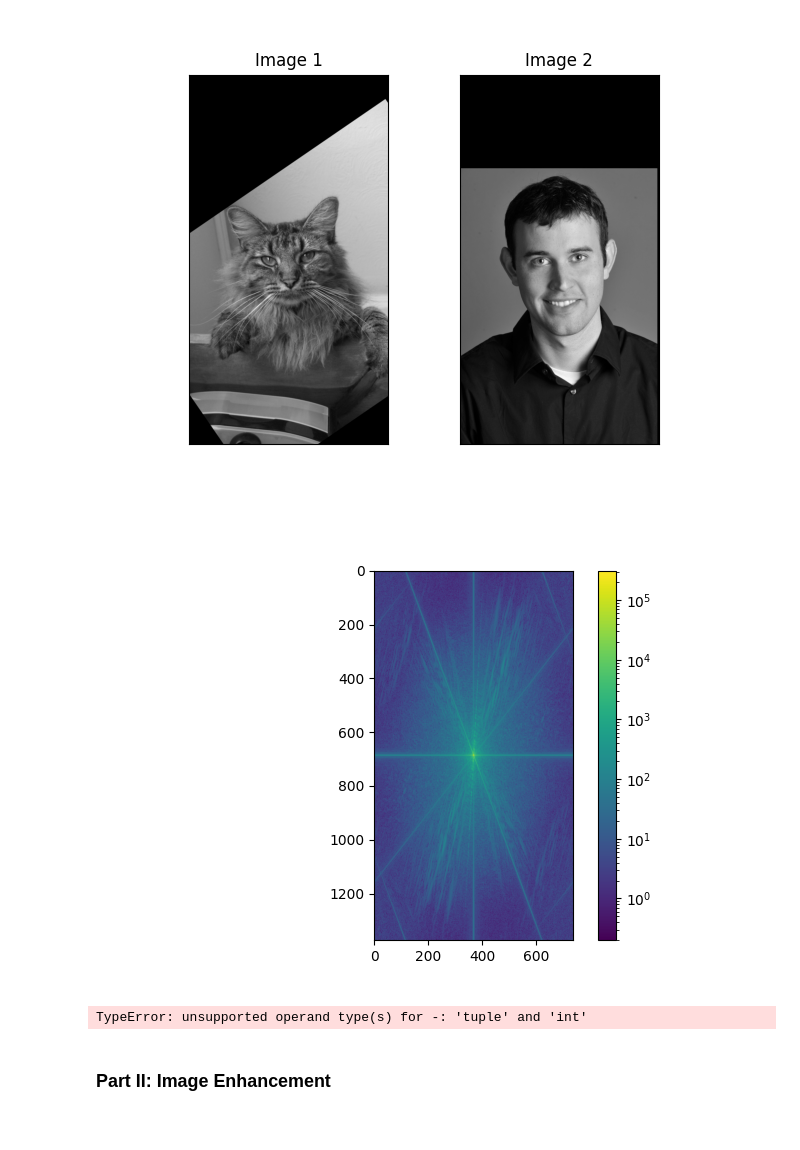
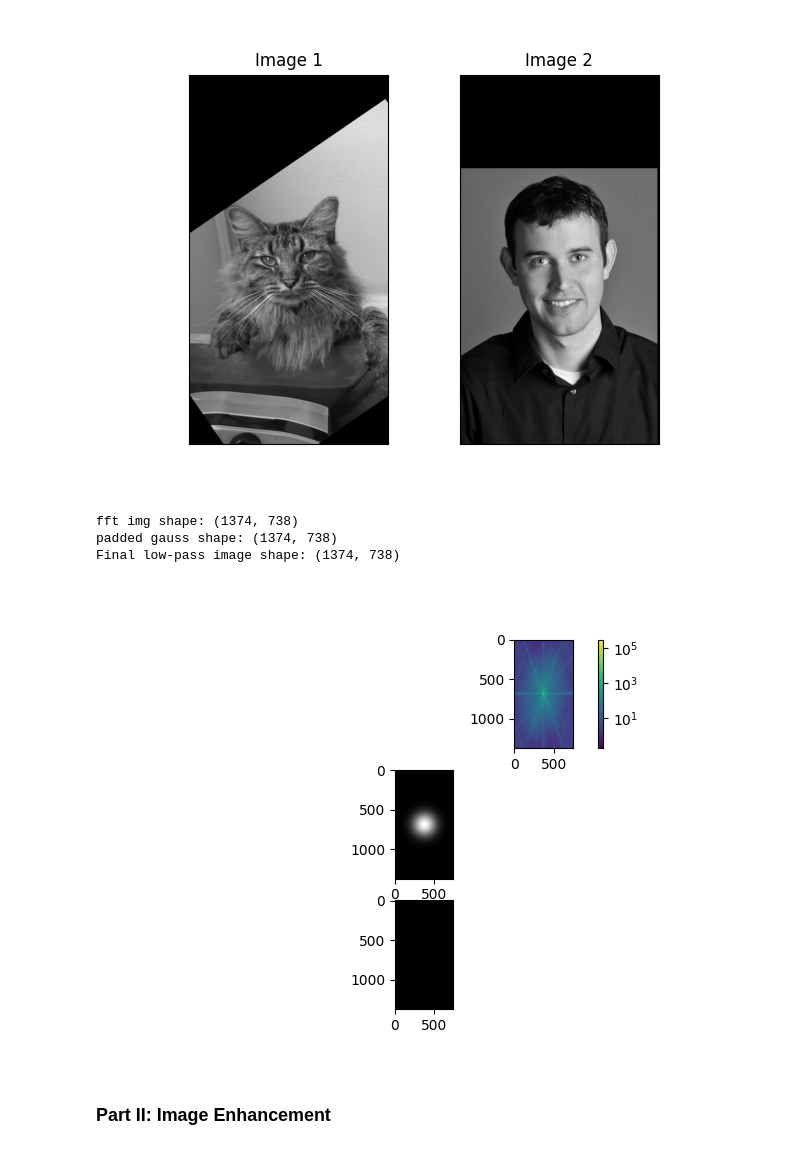
Before and after one commit to etlcook/cs445-project1, a Jupyter notebook: project1.ipynb, the cells around one changed output. Cells and saved outputs as stored; diff of their text form; code cells hidden in the pictures.

Commit message:
Close to low-pass filter working

```diff
--- a/project1.ipynb
+++ b/project1.ipynb
@@ -68,22 +69,49 @@ def hybridImage(im1, im2, sigma_low, sigma_high):
         and the other with a high-pass filter.
     '''
 
+    fig, ax = plt.subplots(3, 1)
+
+    # Take FFT of image
     im2_fft = np.abs(np.fft.fftshift(np.fft.fft2(im2)))
-    utils.plot_spectrum(im2_fft)
-    plt.show()
+    # Plot the spectrum
+    plt_mappable = ax[0].imshow(im2_fft, norm=LogNorm(vmin=1/5))
+    fig.colorbar(plt_mappable)
+    print(f"fft img shape: {im2_fft.shape}")
 
-    fft_lowpass_mask = np.zeros((im2_fft.shape[0], im2_fft.shape[1], 2))
-    # TODO ELC LEAVING OFF, need to do a gaussian kernel fft and multiply..?, not cut a circle out of the image fft
-    im2_masked_fft = cv2.circle(fft_lowpass_mask, (im2_fft.shape[0] // 2, im2_fft.shape[1] // 2), radius=sigma_low, 1, -1)
-    utils.plot_spectrum(im2_masked_fft)
+    # Create gaussian kernel in frequency space
+    ksize = int(np.ceil(sigma_low)*6+1)
+    gauss_kernel = cv2.getGaussianKernel(ksize, sigma_low) # 1D kernel
+    gauss_kernel = gauss_kernel*np.transpose(gauss_kernel) # 2D kernel by outer product
+    # Pad kernel to make it same shape as fft image
+    rows_to_add = im2_fft.shape[0] - gauss_kernel.shape[0]
+    cols_to_add = im2_fft.shape[1] - gauss_kernel.shape[1]
+    # I did +1 because the shape was one off from fft_img shape in both dimensions
+    padded_gauss = np.pad(gauss_kernel, ((rows_to_add//2, rows_to_add//2 +1), (cols_to_add//2, cols_to_add//2 +1)), mode='constant', constant_values=0)
+    ax[1].imshow(padded_gauss, cmap='gray')
+    print(f"padded gauss shape: {padded_gauss.shape}")
+
+    # Apply filter to fft_img
+    # TODO ELC pick up from here, the picture output looks wrong
+    # TODO ELC Maybe switch to dft from opencv2, not fft from numpy..?
+    fft_filtered = im2_fft * padded_gauss
+    ax[2].imshow(fft_filtered, cmap='gray')
+
+    # Undo original shift
+    fft_filtered_unshifted = np.fft.ifftshift(fft_filtered)
+    # Inverse the fft
+    inverse_fft_filtered = np.real(np.fft.ifft2(fft_filtered_unshifted))
+    # ax[2].imshow(inverse_fft_filtered, cmap='gray')
+    print(f"Final low-pass image shape: {padded_gauss.shape}")
 # %%
-sigma_low = 20 # choose parameters that work for your images
+sigma_low = 100 # choose parameters that work for your images
 sigma_high = 20
 
 im_hybrid = hybridImage(im2, im1, sigma_low, sigma_high)
 # %% [output]
+fft img shape: (1374, 738)
+padded gauss shape: (1374, 738)
+Final low-pass image shape: (1374, 738)
-[figure, old version]
+[figure, new version]
-TypeError: unsupported operand type(s) for -: 'tuple' and 'int'
 # %%
 # Optional: Select top left corner and bottom right corner to crop image
 # the function returns dictionary of
```
Also changed, not shown: parts of 2 cells of this notebook, 2 other files.
